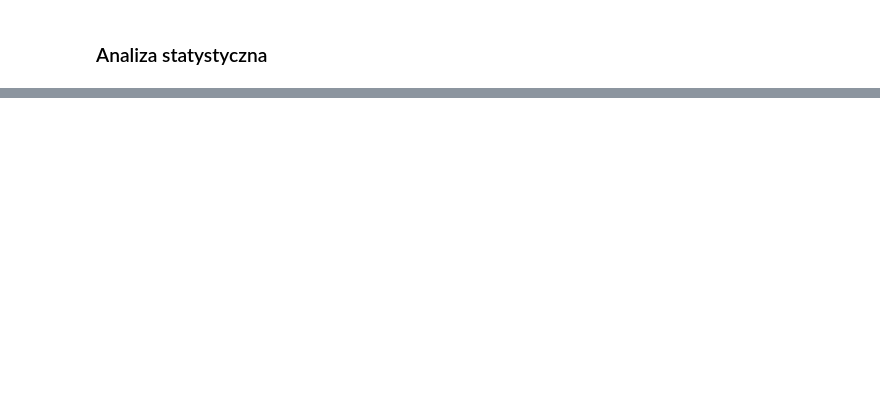
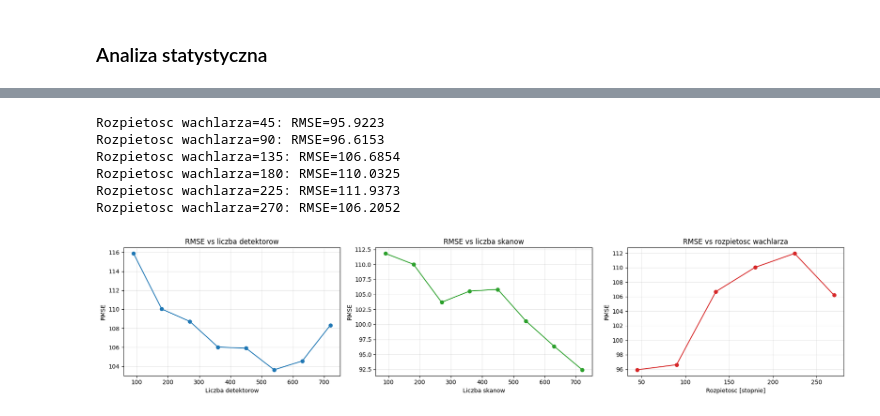
Before and after one commit to pwlsp/tomograf, a Jupyter notebook: tomograf.ipynb, the cells around one changed output, grey strips where cells are left out. Saved outputs shown, nothing was run; the diff lists cells and outputs as text; code cells hidden in the pictures; blank space fills up the shorter version.

```diff
--- a/tomograf.ipynb
+++ b/tomograf.ipynb
@@ -1203,0 +1433,51 @@ Obrazy odczytane z DICOM-ów:
+# %%
+fan_values = list(range(45, 271, 45))
+rmse_fan = []
+
+for fan_angle in fan_values:
+    reconstruction = reconstruct_image(
+        analysis_image,
+        num_detectors=DEFAULT_DETECTORS,
+        num_scans=DEFAULT_SCANS,
+        fan_angle=fan_angle,
+        use_filtering=True,
+    )
+    rmse_value = compute_rmse(analysis_image, reconstruction)
+    rmse_fan.append(rmse_value)
+    print(f"Rozpietosc wachlarza={fan_angle}: RMSE={rmse_value:.4f}")
+# %% [output]
+Rozpietosc wachlarza=45: RMSE=95.9223
+Rozpietosc wachlarza=90: RMSE=96.6153
+Rozpietosc wachlarza=135: RMSE=106.6854
+Rozpietosc wachlarza=180: RMSE=110.0325
+Rozpietosc wachlarza=225: RMSE=111.9373
+Rozpietosc wachlarza=270: RMSE=106.2052
+# %%
+fig, axes = plt.subplots(1, 3, figsize=(18, 4))
+
+axes[0].plot(detector_values, rmse_detectors, marker="o")
+axes[0].set_title("RMSE vs liczba detektorow")
+axes[0].set_xlabel("Liczba detektorow")
+axes[0].set_ylabel("RMSE")
+axes[0].grid(alpha=0.3)
+
+axes[1].plot(scan_values, rmse_scans, marker="o", color="tab:green")
+axes[1].set_title("RMSE vs liczba skanow")
+axes[1].set_xlabel("Liczba skanow")
+axes[1].set_ylabel("RMSE")
+axes[1].grid(alpha=0.3)
+
+axes[2].plot(fan_values, rmse_fan, marker="o", color="tab:red")
+axes[2].set_title("RMSE vs rozpietosc wachlarza")
+axes[2].set_xlabel("Rozpietosc [stopnie]")
+axes[2].set_ylabel("RMSE")
+axes[2].grid(alpha=0.3)
+
+plt.tight_layout()
+plt.show()
+
+# best_det_idx = int(np.argmin(rmse_detectors))
+# best_scan_idx = int(np.argmin(rmse_scans))
+# best_fan_idx = int(np.argmin(rmse_fan))
+# %% [output]
+[figure, added]
```
Also changed, not shown: parts of 19 cells of this notebook, 2 other files.
